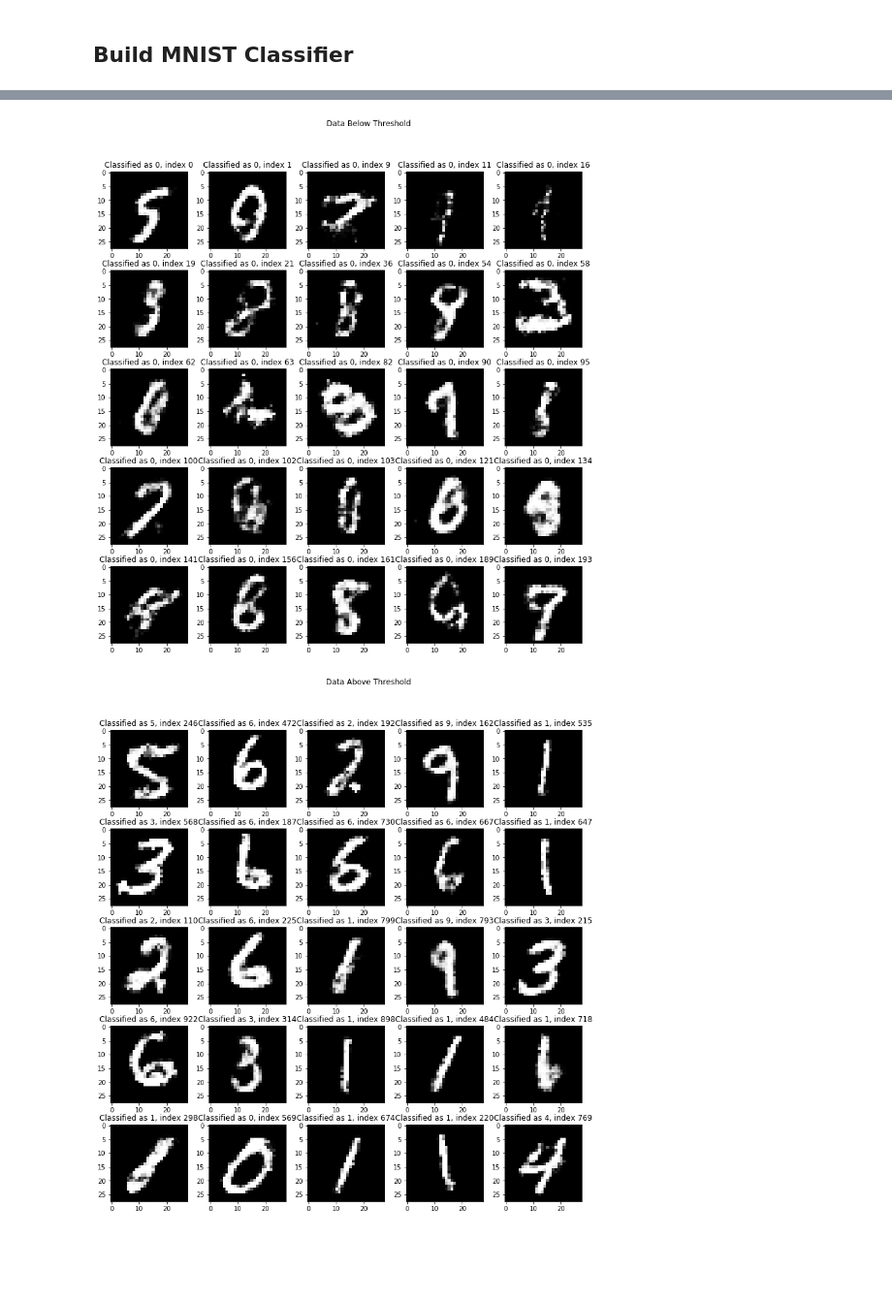
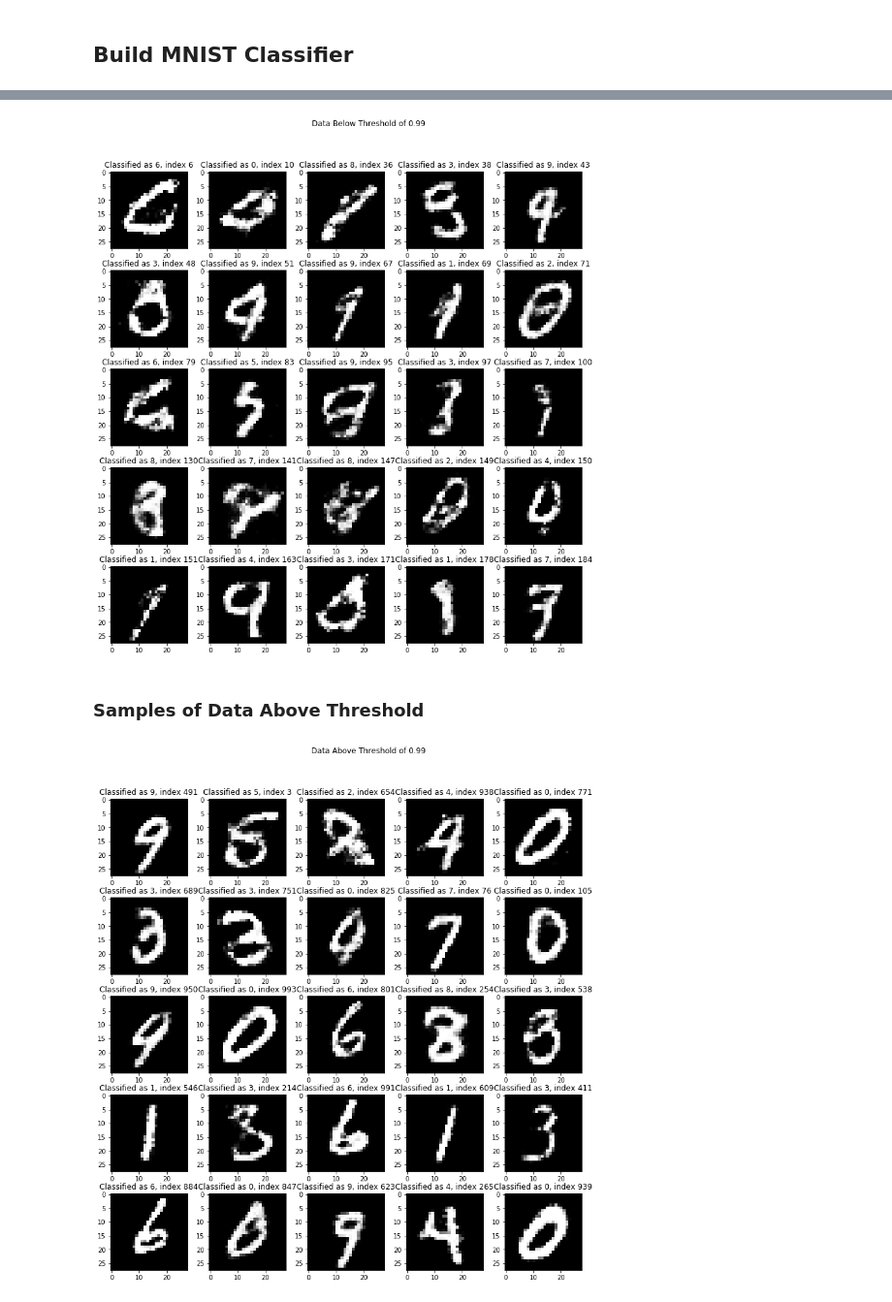
Before and after one commit to chandraseta/gan-on-structured-data, a Jupyter notebook: gan/notebooks/gan-exploration.ipynb, the cells around one changed output, grey strips where cells are left out. Shown at 97% size. Drawn from its saved outputs; the diff is of its cells as text; code cells hidden in the pictures; blank space fills up the shorter version.

Commit message:
Fixed to display the correct classifications for data below threshold

```diff
--- a/gan/notebooks/gan-exploration.ipynb
+++ b/gan/notebooks/gan-exploration.ipynb
@@ -545,19 +543,20 @@ _________________________________________________________________
 # %%
 (gen_imgs, labels) = load_gen_data(file_name='v2')
 
-threshold = 0.95
-labels = np.where(labels > threshold, 1, 0)
+labels_clone = labels
+threshold = 0.99
+labels_clone = np.where(labels > threshold, 1, 0)
 
 # Number of MNIST class
 n_class = 10
 
 failed_indices = []
 below_threshold_count = 0
-for i in range (len(labels)):
+for i in range (len(labels_clone)):
     all_zero = True
     for j in range (n_class):
         if all_zero:
-            all_zero = labels[i][j] == 0
+            all_zero = labels_clone[i][j] == 0
         else:
             break
     if all_zero:
@@ -566,9 +565,15 @@ for i in range (len(labels)):
 
 print('Detected {} generated data that falls below the threshold of {}'.format(below_threshold_count, threshold))
 
-counts = np.zeros(10)
-for cat in failed_indices:
-    counts[labels[cat]] += 1
+failed_counts = np.zeros(10)
+for index in failed_indices:
+    failed_counts[np.argmax(labels[index])] += 1
 
-print(counts)
+print('Label distribution for data below threshold: {}'.format(failed_counts))
+
+success_counts = np.zeros(10)
+for label in labels:
+    success_counts[np.argmax(label)] += 1
+
+print('Label distribution for data above threshold: {}'.format(success_counts))
 # %% [output]
@@ -577,6 +585,6 @@ Detected 139 generated data that falls below the threshold of 0.95
 # %%
 figure, ax = plt.subplots(5,5, figsize=(12, 12))
-figure.suptitle('Data Below Threshold')
+figure.suptitle('Data Below Threshold of {}'.format(threshold))
 figure.tight_layout(pad=0.3, rect=[0,0,0.9,0.9])
 
 it = 0
@@ -589,22 +597,25 @@ for x, y in [(i, j) for i in range(5) for j in range(5)]:
     ax[x, y].imshow(gen_imgs[index].reshape((28,28)), cmap='gray')
     ax[x, y].set_title('Classified as {}, index {}'.format(np.argmax(labels[index]), index))
 # %% [output]
-[figure, old version]
+[figure, new version]
+# %% [markdown]
+### Samples of Data Above Threshold
 # %%
 figure, ax = plt.subplots(5,5, figsize=(12, 12))
-figure.suptitle('Data Above Threshold')
+figure.suptitle('Data Above Threshold of {}'.format(threshold))
 figure.tight_layout(pad=0.3, rect=[0,0,0.9,0.9])
 
 used_indices = []
 for x, y in [(i, j) for i in range(5) for j in range(5)]:
     index = random.randint(0,len(labels))
-    while index in used_indices or index in failed_indices:
-        index += 1
-    if index >= len(labels):
-        break
+    # Check if the randomized index has been used this time
+    while index not in range(len(labels)):
+        while index in used_indices or index in failed_indices:
+            index += 1
+        if index >= len(labels):
+            index=random.randint(0,len(labels))
     used_indices.append(index)
-    # Check if the randomized index has been used this time
     ax[x, y].imshow(gen_imgs[index].reshape((28,28)), cmap='gray')
     ax[x, y].set_title('Classified as {}, index {}'.format(np.argmax(labels[index]), index))
 # %% [output]
-[figure, old version]
+[figure, new version]
```
Also changed, not shown: parts of 11 cells of this notebook.
